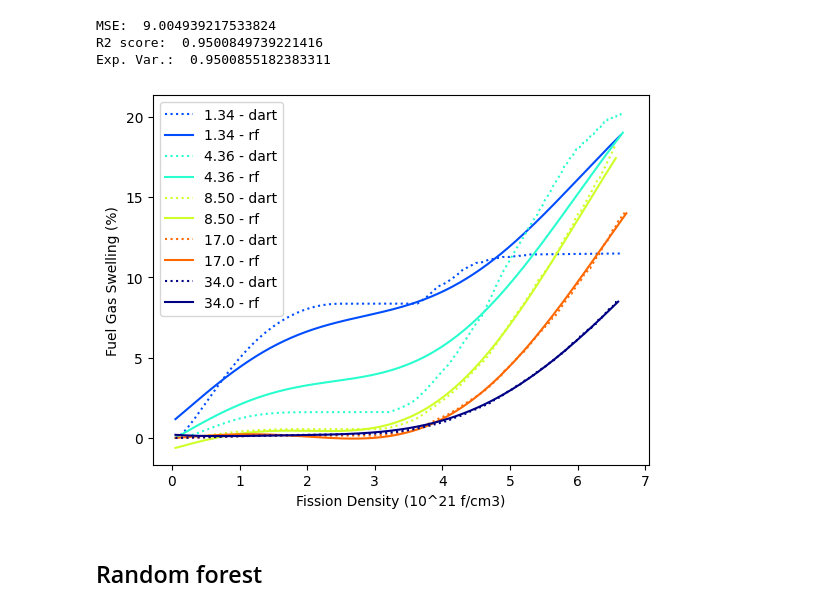
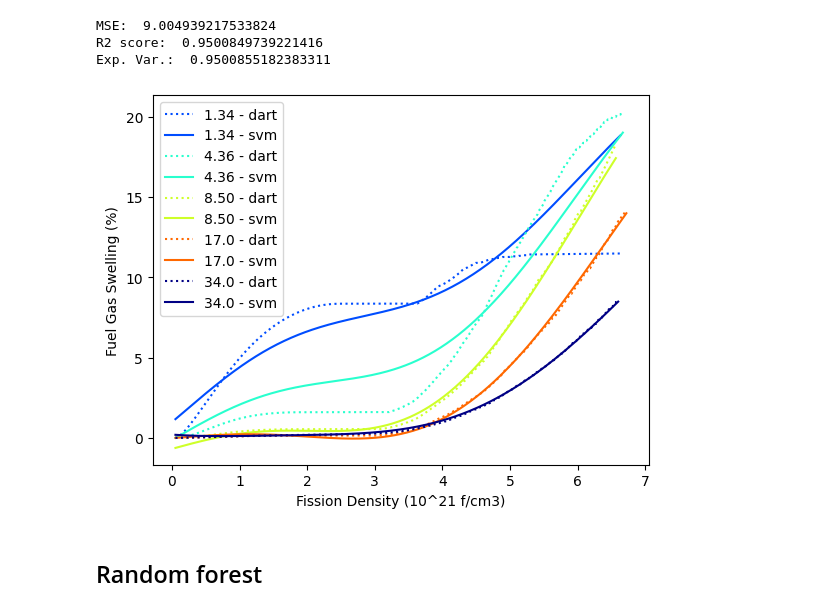
Before and after one commit to ahasan3-ncsu/wd-swelling, a Jupyter notebook: data_2022/new_data.ipynb, the cells around one changed output. Saved outputs shown, nothing was run; the diff lists cells and outputs as text; code cells hidden in the pictures.

Commit message:
Fix fgs_svm image

```diff
--- a/data_2022/new_data.ipynb
+++ b/data_2022/new_data.ipynb
@@ -212,17 +212,17 @@ Exp. Var.:  0.9500855182383311
 # %%
 for tra, yeet, col in zip([tra1, tra2, tra3, tra4, tra5], ['1.34', '4.36', '8.50', '17.0', '34.0'], [0.2, 0.4, 0.6, 0.8, 1]):
     X_test_p = tra[['Grain Size (um)', 'Fission Density (10^21 f/cm3)', 'Fission Rate (10^14 f/cm3/s)', 'Coolant init Temp (C)']].values
     X_test_p = st_scaler.transform(X_test_p)
     y_pred_p = svm_reg.predict(X_test_p)
     plt.plot(tra['Fission Density (10^21 f/cm3)'].values, tra['Fuel Gas Swelling (%)'], color=plt.cm.jet(col), ls=':', label=f'{yeet} - dart')
-    plt.plot(tra['Fission Density (10^21 f/cm3)'].values, y_pred_p, color=plt.cm.jet(col), label=f'{yeet} - rf')
+    plt.plot(tra['Fission Density (10^21 f/cm3)'].values, y_pred_p, color=plt.cm.jet(col), label=f'{yeet} - svm')
 
 plt.xlabel('Fission Density (10^21 f/cm3)')
 plt.ylabel('Fuel Gas Swelling (%)')
 plt.legend()
 plt.show()
 # %% [output]
-[figure, old version]
+[figure, new version]
 # %% [markdown]
 ## Random forest
 # %%
```
Also changed, not shown: 1 other file.
